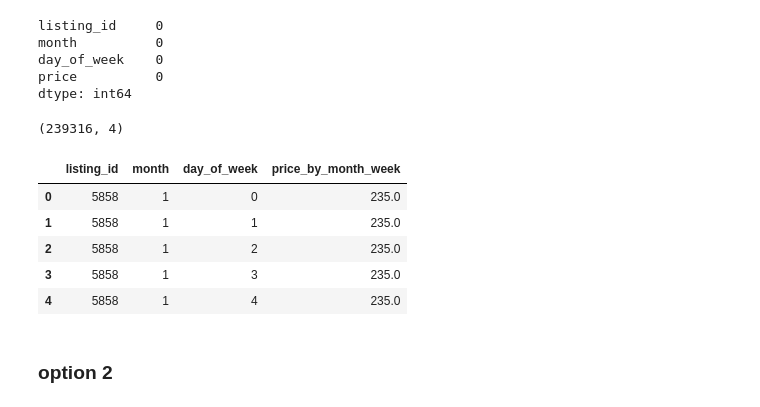
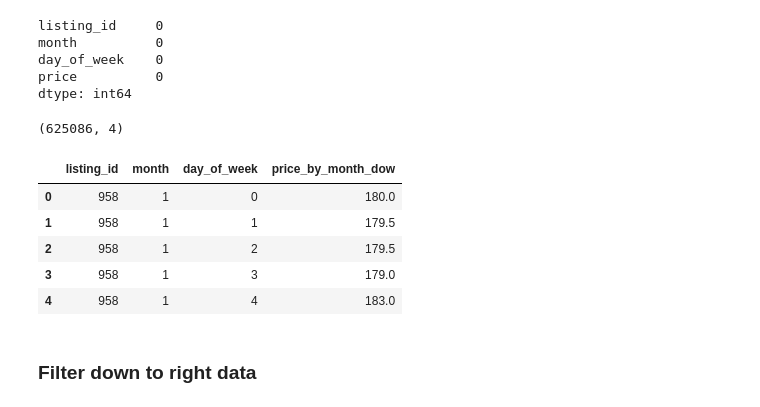
Before and after one commit to xzhou110/Airbnb, a Jupyter notebook: 02. airbnb_price_seasonality.ipynb, the cells around one changed output. Saved outputs shown, nothing was run; the diff lists cells and outputs as text; code cells hidden in the pictures.

```diff
--- a/02. airbnb_price_seasonality.ipynb
+++ b/02. airbnb_price_seasonality.ipynb
@@ -38,9 +35,9 @@ print(pricing_sf.shape, pricing_ok.shape, pricing_sc.shape, pricing_scz.shape)
 # %%
-# Concatenated four files into one
+# Concatenated all files into one
 # Created keys for each file for future references
 
-frames = [pricing_sf, pricing_ok, pricing_sc, pricing_scz]
-keys = ['pricing_sf', 'pricing_ok', 'pricing_sc', 'pricing_scz']
+frames = [pricing_sf, pricing_ok, pricing_sc]
+keys = ['pricing_sf', 'pricing_ok', 'pricing_sc']
 
 df_pricing = pd.concat(frames, keys=keys)
 
@@ -186,0 +207,7 @@ Index(['listing_id', 'date', 'available', 'price', 'month', 'day_of_week'], dtyp
+# %%
+# Group by month by day of week, and calculate an average pricing
+
+df_pricing_by_mon_dow = df_pricing_smaller.groupby(['listing_id', 'month', 'day_of_week'])  \
+                                    .price.mean()  \
+                                    .reset_index()
+df_pricing_by_mon_dow.head(100)
@@ -306,19 +257,17 @@ dtype: int64
 # %%
 # Rename the average price column to avoid confusion
 
-df_pricing_by_month_weekday.rename(columns={'price':'price_by_month_week'}, inplace=True)
+df_pricing_by_mon_dow.rename(columns={'price':'price_by_month_dow'}, inplace=True)
 # %%
-df_pricing_by_month_weekday.shape
+df_pricing_by_mon_dow.shape
 # %% [output]
-(239316, 4)
+(625086, 4)
 # %%
-df_pricing_by_month_weekday.head()
+df_pricing_by_mon_dow.head()
 # %% [output]
-|  | listing_id | month | day_of_week | price_by_month_week |
-| 0 | 5858 | 1 | 0 | 235.0 |
-| 1 | 5858 | 1 | 1 | 235.0 |
-| 2 | 5858 | 1 | 2 | 235.0 |
-| 3 | 5858 | 1 | 3 | 235.0 |
-| 4 | 5858 | 1 | 4 | 235.0 |
+|  | listing_id | month | day_of_week | price_by_month_dow |
+| 0 | 958 | 1 | 0 | 180.0 |
+| 1 | 958 | 1 | 1 | 179.5 |
+| 2 | 958 | 1 | 2 | 179.5 |
+| 3 | 958 | 1 | 3 | 179.0 |
+| 4 | 958 | 1 | 4 | 183.0 |
-# %% [markdown]
-### option 2
@@ -327,3 +274,5 @@ df_pricing_by_month_weekday = df_pricing_smaller
+# %% [markdown]
+### Filter down to right data
 # %%
 def get_month(number):
     """
```
Also changed, not shown: parts of 68 cells of this notebook, 1 other file.
